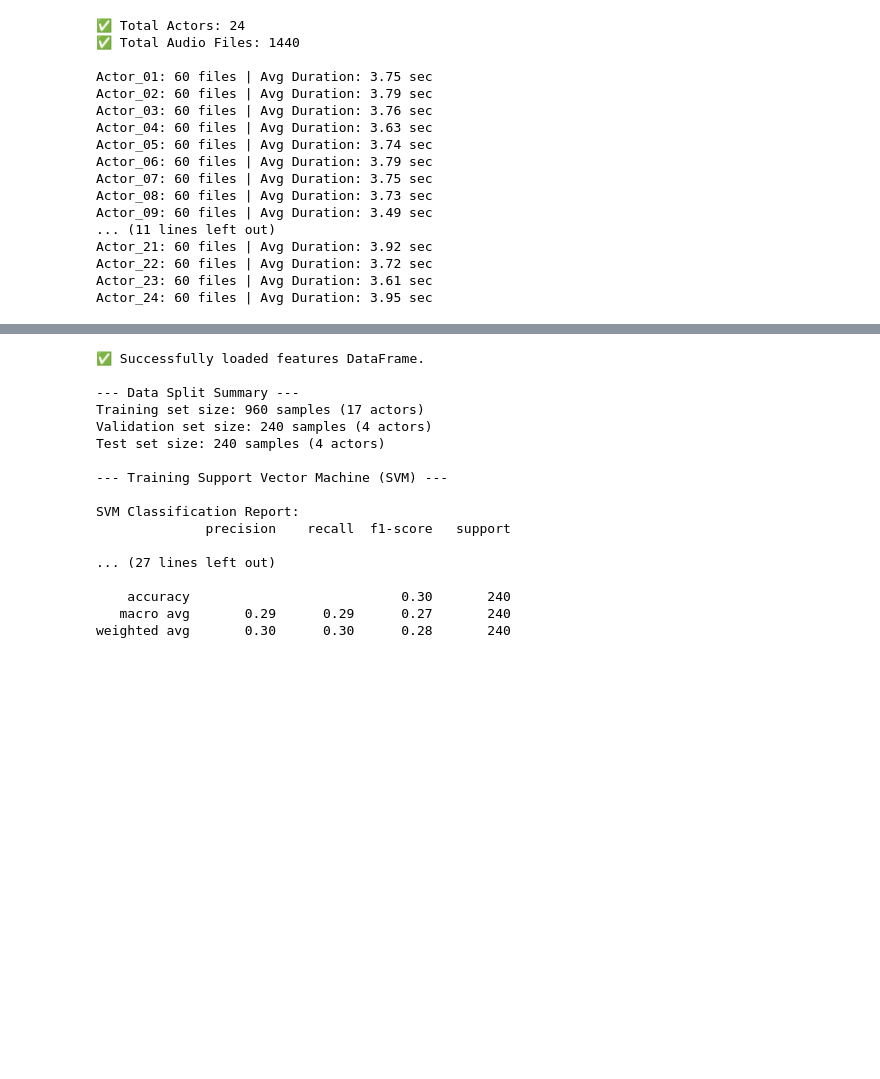
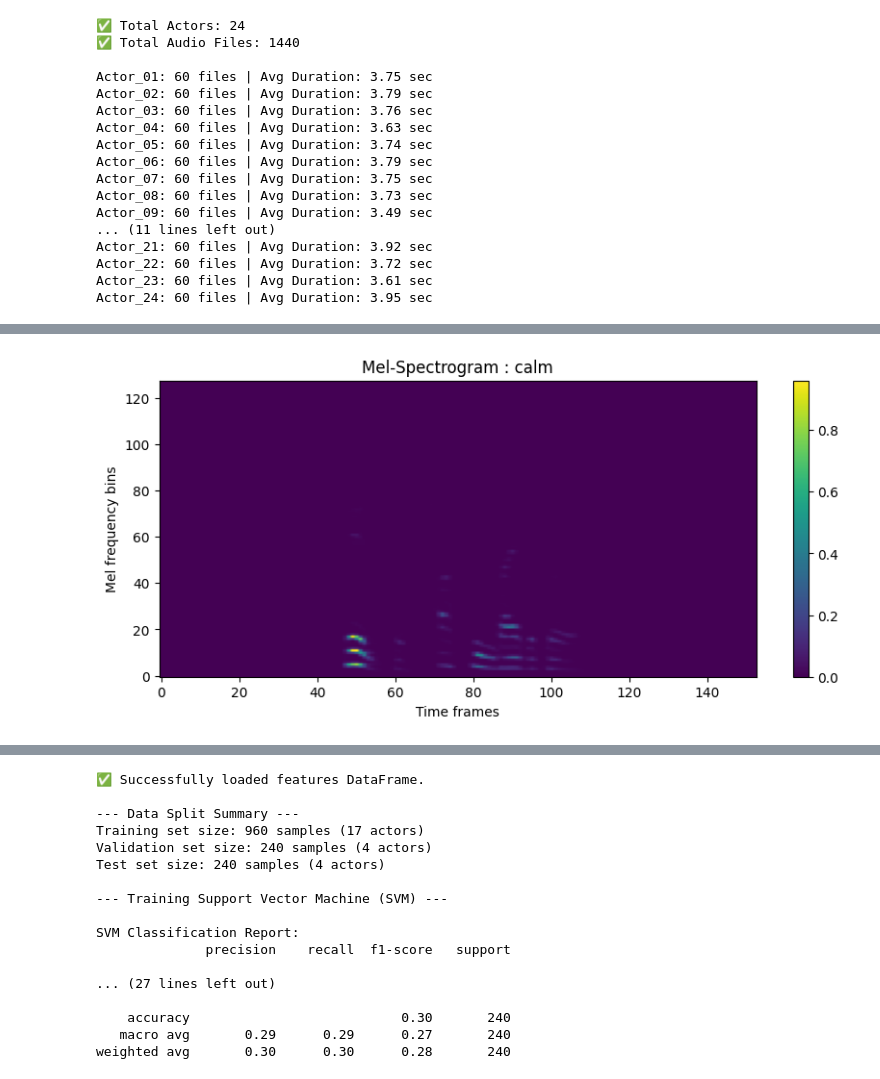
Before and after one commit to jayshah18/Sentiment_Analysis, a Jupyter notebook: sentiment_code.ipynb, the cells around one changed output, grey strips where cells are left out. Drawn from its saved outputs; the diff is of its cells as text; code cells hidden in the pictures; blank space fills up the shorter version.

```diff
--- a/sentiment_code.ipynb
+++ b/sentiment_code.ipynb
@@ -298,0 +318,16 @@ Extracting features from audio files... (This may take a few minutes)
+# %%
+import numpy as np
+import matplotlib.pyplot as plt
+
+# Example: show spectrogram of row 0
+mel = np.array(ravdess_df.loc[0, 'mel_spectrogram'])
+
+plt.figure(figsize=(10, 4))
+plt.imshow(mel, aspect='auto', origin='lower')
+plt.title(f"Mel-Spectrogram : {ravdess_df.loc[0,'emotion']}")
+plt.xlabel("Time frames")
+plt.ylabel("Mel frequency bins")
+plt.colorbar()
+plt.show()
+# %% [output]
+[figure, added]
```
Also changed, not shown: parts of 8 cells of this notebook.
